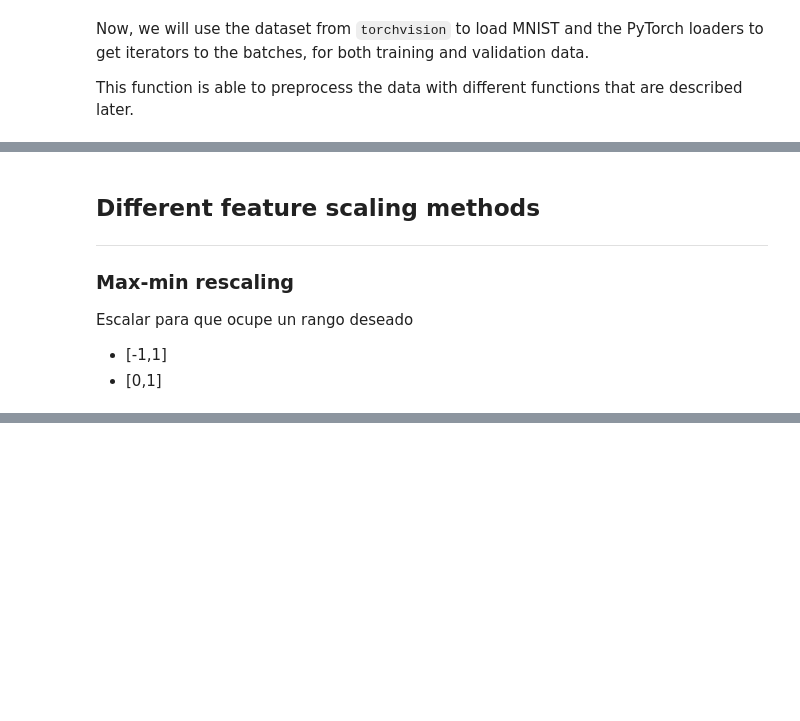
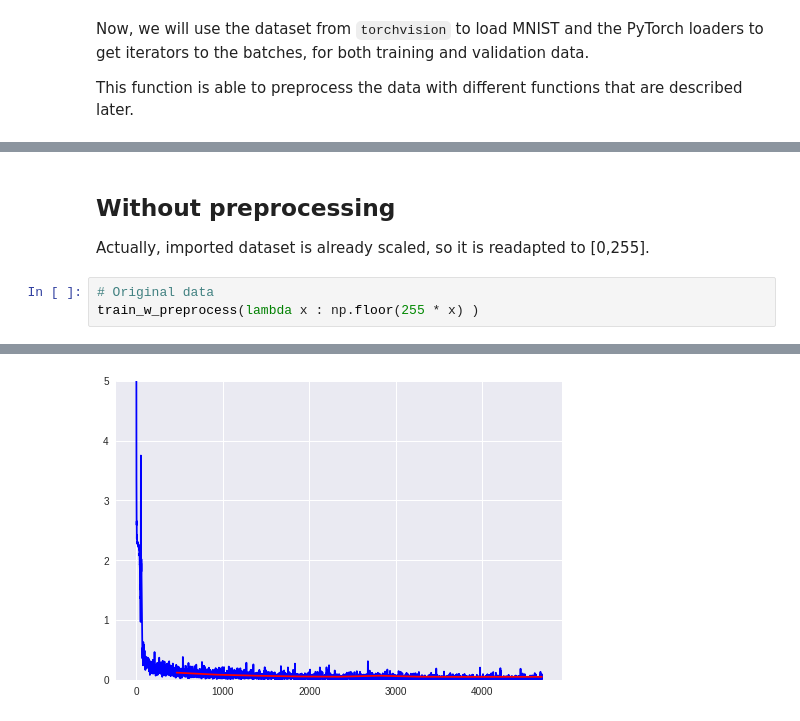
Before and after one commit to telecombcn-dl/2019-idl-projects, a Jupyter notebook: team_1/IDL2019_FeatureScaling.ipynb, the cells around one changed output, grey strips where cells are left out. Cells and saved outputs as stored; diff of their text form; blank space fills up the shorter version.

```diff
--- a/team_1/IDL2019_FeatureScaling.ipynb
+++ b/team_1/IDL2019_FeatureScaling.ipynb
@@ -184,12 +184,9 @@ Scaling/normalizing the data helps gradient descent converge faster.
 Typically this is done element-wise (scale each feature separetly), but in images we usually do the exact same transformation for each pixel.
-# %% [markdown]
-## Different feature scaling methods
-
----
-
-### Max-min rescaling
-
-Escalar para que ocupe un rango deseado
-
-*  \[-1,1]
-* \[0,1]
+# %% [markdown]
+## Without preprocessing
+
+Actually, imported dataset is already scaled, so it is readapted to [0,255].
+# %%
+# Original data
+train_w_preprocess(lambda x : np.floor(255 * x) )
+# %% [output]
@@ -195,0 +210 @@ Escalar para que ocupe un rango deseado
+[figure, added]
```
Also changed, not shown: parts of 14 cells of this notebook.
